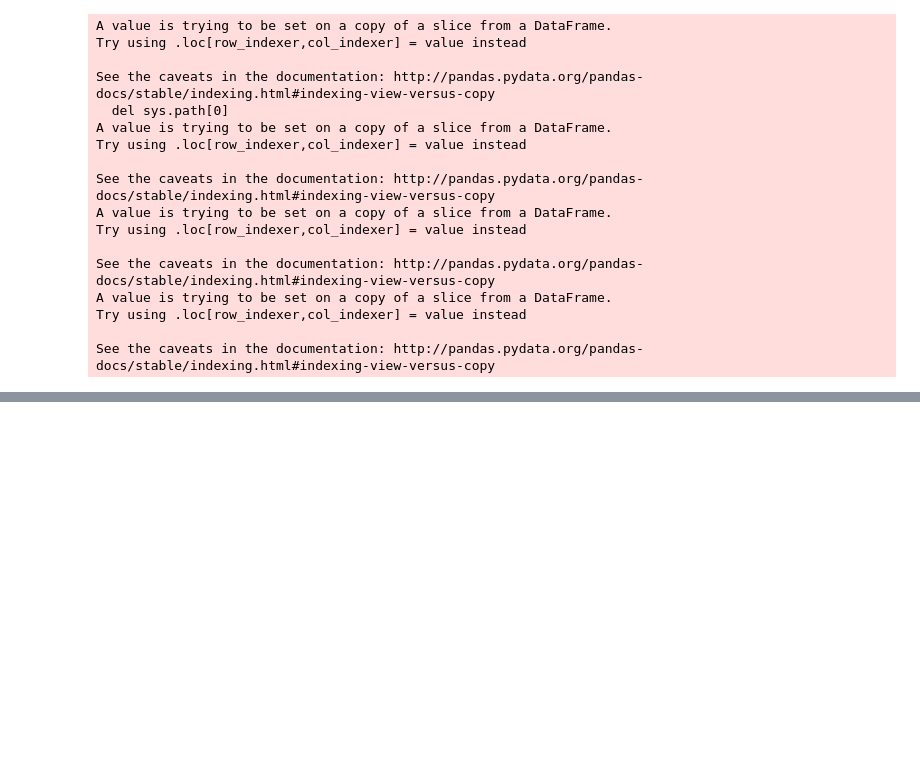
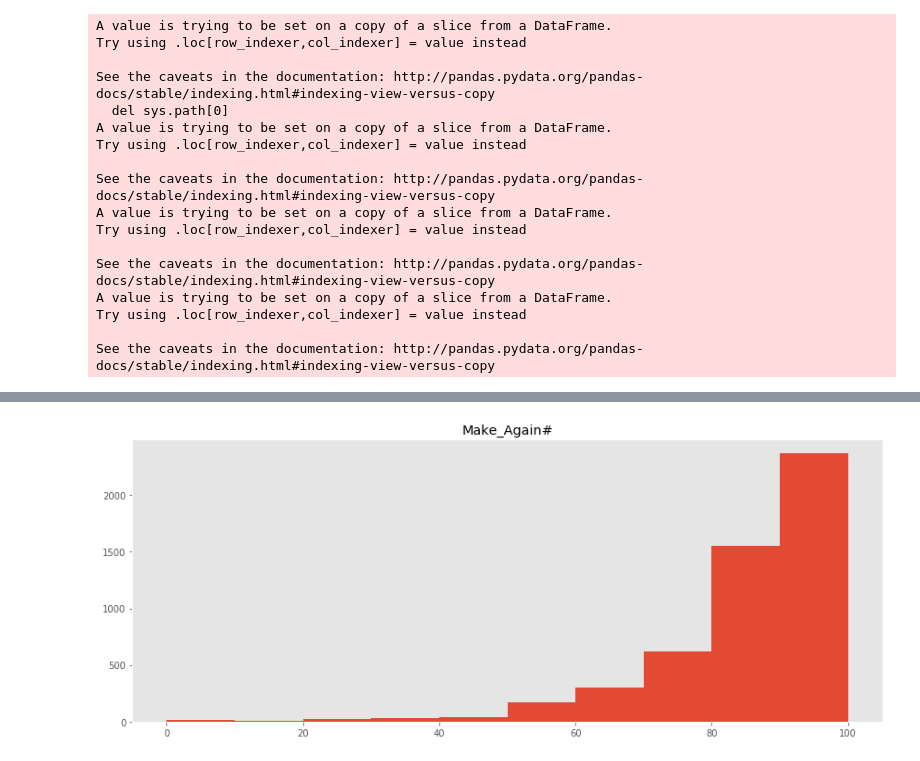
Before and after one commit to esotewic/Recipe_Hypothesis_Test, a Jupyter notebook: recipe_eda.ipynb, the cells around one changed output, grey strips where cells are left out. Cells and saved outputs as stored; diff of their text form; code cells hidden in the pictures; blank space fills up the shorter version.

```diff
--- a/recipe_eda.ipynb
+++ b/recipe_eda.ipynb
@@ -181,0 +183,5 @@ winter_nutritions.describe()
+# %%
+summer_nutritions.hist('Make_Again#',figsize=(12, 5), grid=False)
+plt.tight_layout()
+# %% [output]
+[figure, added]
```
Also changed, not shown: parts of 40 cells of this notebook.
